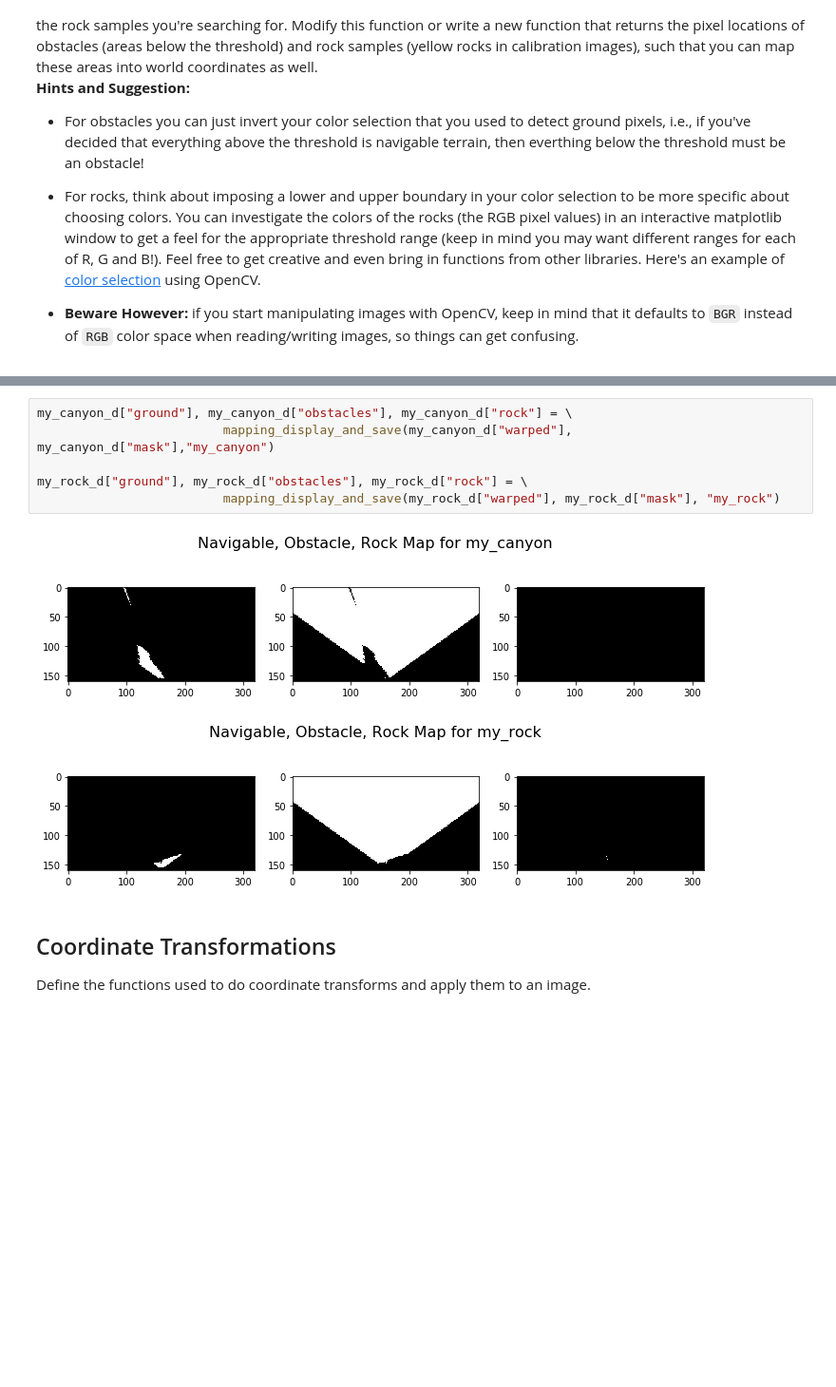
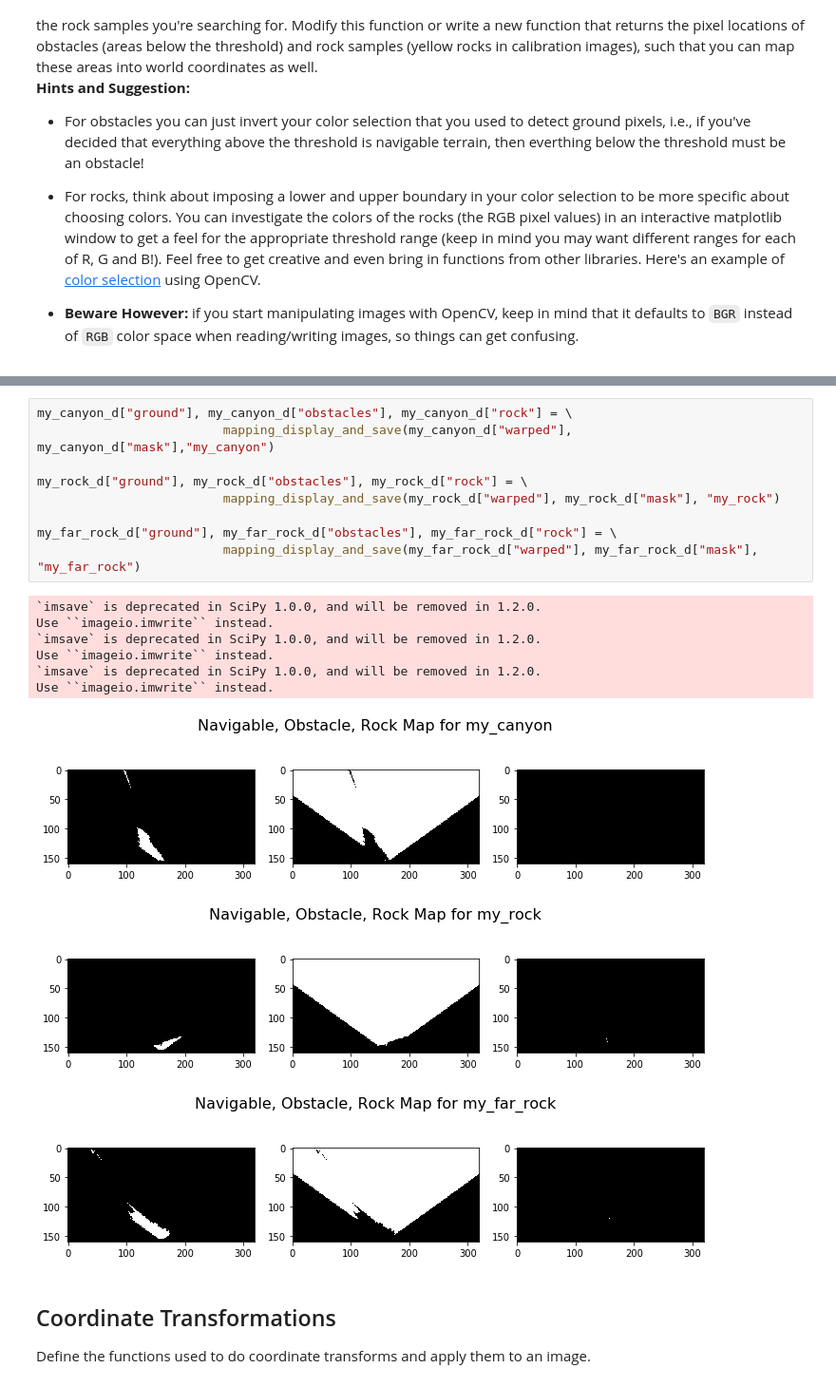
Before and after one commit to kscharpf/RoboND-Rover-Project, a Jupyter notebook: code/Rover_Project_Test_Notebook.ipynb, the cells around one changed output, grey strips where cells are left out. Shown at 95% size. Cells and saved outputs as stored; diff of their text form; blank space fills up the shorter version.

```diff
--- a/code/Rover_Project_Test_Notebook.ipynb
+++ b/code/Rover_Project_Test_Notebook.ipynb
@@ -209,12 +232,22 @@ my_rock_d["warped"], my_rock_d["mask"] = transform_and_display_image(my_rock_img
 # %%
 my_canyon_d["ground"], my_canyon_d["obstacles"], my_canyon_d["rock"] = \
                          mapping_display_and_save(my_canyon_d["warped"], my_canyon_d["mask"],"my_canyon")
 
 my_rock_d["ground"], my_rock_d["obstacles"], my_rock_d["rock"] = \
                          mapping_display_and_save(my_rock_d["warped"], my_rock_d["mask"], "my_rock")
+
+my_far_rock_d["ground"], my_far_rock_d["obstacles"], my_far_rock_d["rock"] = \
+                         mapping_display_and_save(my_far_rock_d["warped"], my_far_rock_d["mask"], "my_far_rock")
 # %% [output]
+`imsave` is deprecated in SciPy 1.0.0, and will be removed in 1.2.0.
+Use ``imageio.imwrite`` instead.
+`imsave` is deprecated in SciPy 1.0.0, and will be removed in 1.2.0.
+Use ``imageio.imwrite`` instead.
+`imsave` is deprecated in SciPy 1.0.0, and will be removed in 1.2.0.
+Use ``imageio.imwrite`` instead.
 [figure]
 [figure]
+[figure, added]
 # %% [markdown]
 ## Coordinate Transformations
 Define the functions used to do coordinate transforms and apply them to an image.
```
Also changed, not shown: parts of 9 cells of this notebook.
